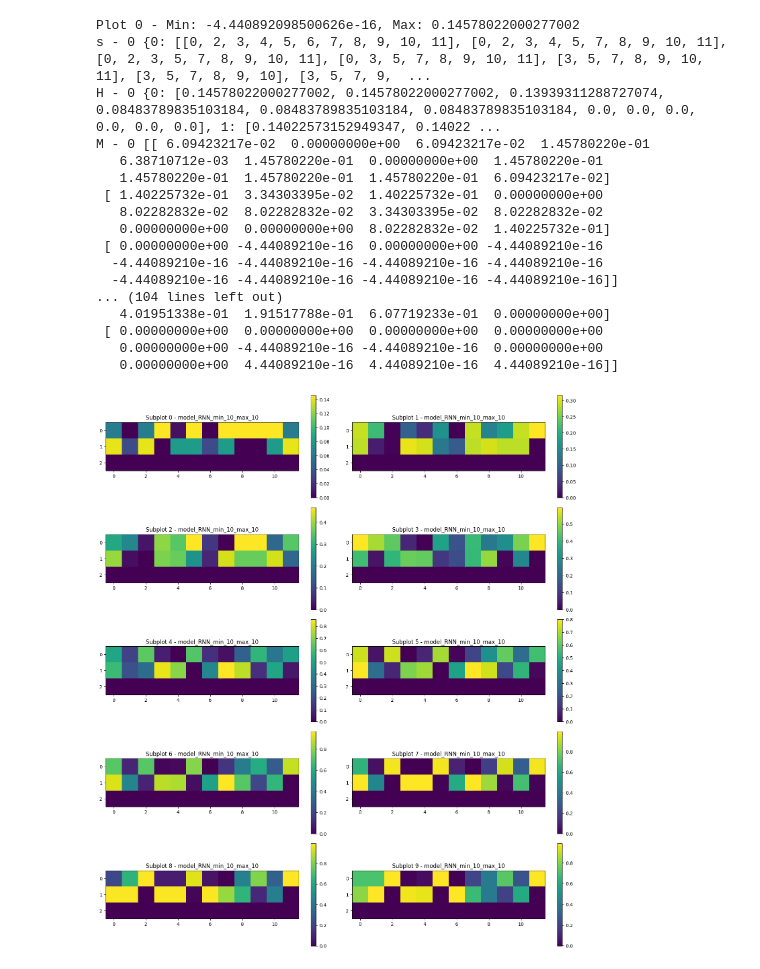
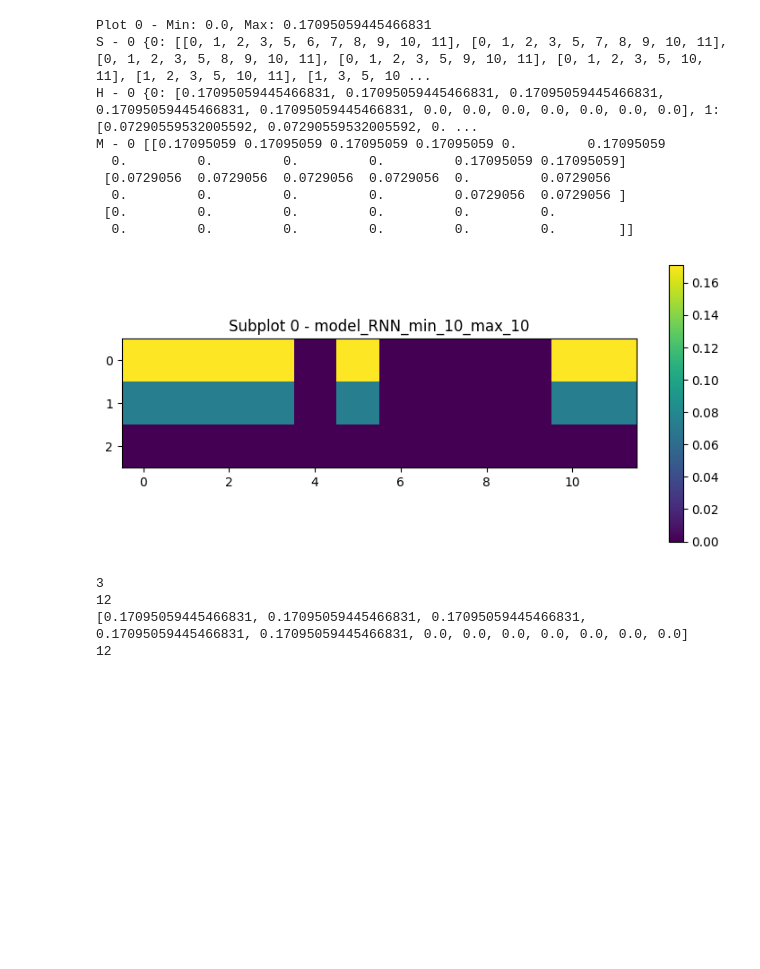
Before and after one commit to Ahmadar91/Master-sThesis, a Jupyter notebook: Attention.ipynb, the cells around one changed output. Saved outputs shown, nothing was run; the diff lists cells and outputs as text; code cells hidden in the pictures; blank space fills up the shorter version.

```diff
--- a/Attention.ipynb
+++ b/Attention.ipynb
@@ -757,8 +755,8 @@ parameters_list = []
 
 # min_lengths = [5, 10, 10, 20, 20, 40, 40, 70,100]
 # max_lengths = [5, 10, 15, 20, 25, 40, 45,75,140]
-min_lengths = [10]
-max_lengths = [10]
+min_lengths = [5]
+max_lengths = [5]
 # %%
 collectorA = dict()
 num_samples = 100
@@ -1078,48 +1102,50 @@ def removalIntoMatrix(res,width,H):
     return numpy.array(M)
 # %%
 # Load the model
-model = torch.load("./Models/model_RNN_min_10_max_10.model")
+model = torch.load("./Models/model_RNN_min_5_max_5.model")
 model.eval()  # Set the model to evaluation mode
 
 
 plt.figure(figsize=(15, 20))  # Adjust the size as needed
 
 # Run the analysis
-for i in range(10):
-    s, t = generateTrainData(100, [10,10])  # Use your generateTrainData function
+for i in range(1):
+    s, t = generateTrainData(5, [5,5])  # Use your generateTrainData function
     # Visualize the results
-    S,H=shrinkingDecompositionInformation(model,12,s,t.transpose(),whichTS=i,dsLength=10)
+    S,H=shrinkingDecompositionInformation(model,12,s,t.transpose(),numbers=[0,1,2],whichTS=i,dsLength=5)
     subplot(6,2,i+1)
     M=removalIntoMatrix(S,12,H)
     ax = plt.subplot(6, 2, i+1)  # Arrange in 5 rows and 2 columns
     im = ax.imshow(M)
     ax.set_title(f'Subplot {i} - model_RNN_min_10_max_10')
     plt.colorbar(im, ax=ax)  # Add a colorbar to each subplot
     print(f'Plot {i} - Min: {M.min()}, Max: {M.max()}')
-    print(f's - {i} {S}')
+    print(f'S - {i} {S}')
     print(f'H - {i} {H}')
     print(f'M - {i} {M}')
 plt.tight_layout()  # Adjust the spacing between plots
 plt.show()
 # %% [output]
-Plot 0 - Min: -4.440892098500626e-16, Max: 0.14578022000277002
-s - 0 {0: [[0, 2, 3, 4, 5, 6, 7, 8, 9, 10, 11], [0, 2, 3, 4, 5, 7, 8, 9, 10, 11], [0, 2, 3, 5, 7, 8, 9, 10, 11], [0, 3, 5, 7, 8, 9, 10, 11], [3, 5, 7, 8, 9, 10, 11], [3, 5, 7, 8, 9, 10], [3, 5, 7, 9,  ...
-H - 0 {0: [0.14578022000277002, 0.14578022000277002, 0.13939311288727074, 0.08483789835103184, 0.08483789835103184, 0.08483789835103184, 0.0, 0.0, 0.0, 0.0, 0.0, 0.0], 1: [0.14022573152949347, 0.14022 ...
-M - 0 [[ 6.09423217e-02  0.00000000e+00  6.09423217e-02  1.45780220e-01
-   6.38710712e-03  1.45780220e-01  0.00000000e+00  1.45780220e-01
-   1.45780220e-01  1.45780220e-01  1.45780220e-01  6.09423217e-02]
- [ 1.40225732e-01  3.34303395e-02  1.40225732e-01  0.00000000e+00
-   8.02282832e-02  8.02282832e-02  3.34303395e-02  8.02282832e-02
-   0.00000000e+00  0.00000000e+00  8.02282832e-02  1.40225732e-01]
- [ 0.00000000e+00 -4.44089210e-16  0.00000000e+00 -4.44089210e-16
-  -4.44089210e-16 -4.44089210e-16 -4.44089210e-16 -4.44089210e-16
-  -4.44089210e-16 -4.44089210e-16 -4.44089210e-16 -4.44089210e-16]]
-... (104 lines left out)
-   4.01951338e-01  1.91517788e-01  6.07719233e-01  0.00000000e+00]
- [ 0.00000000e+00  0.00000000e+00  0.00000000e+00  0.00000000e+00
-   0.00000000e+00 -4.44089210e-16 -4.44089210e-16  0.00000000e+00
-   0.00000000e+00  4.44089210e-16  4.44089210e-16  4.44089210e-16]]
+Plot 0 - Min: 0.0, Max: 0.17095059445466831
+S - 0 {0: [[0, 1, 2, 3, 5, 6, 7, 8, 9, 10, 11], [0, 1, 2, 3, 5, 7, 8, 9, 10, 11], [0, 1, 2, 3, 5, 8, 9, 10, 11], [0, 1, 2, 3, 5, 9, 10, 11], [0, 1, 2, 3, 5, 10, 11], [1, 2, 3, 5, 10, 11], [1, 3, 5, 10 ...
+H - 0 {0: [0.17095059445466831, 0.17095059445466831, 0.17095059445466831, 0.17095059445466831, 0.17095059445466831, 0.0, 0.0, 0.0, 0.0, 0.0, 0.0, 0.0], 1: [0.07290559532005592, 0.07290559532005592, 0. ...
+M - 0 [[0.17095059 0.17095059 0.17095059 0.17095059 0.         0.17095059
+  0.         0.         0.         0.         0.17095059 0.17095059]
+ [0.0729056  0.0729056  0.0729056  0.0729056  0.         0.0729056
+  0.         0.         0.         0.         0.0729056  0.0729056 ]
+ [0.         0.         0.         0.         0.         0.
+  0.         0.         0.         0.         0.         0.        ]]
-[figure, old version]
+[figure, new version]
+# %%
+print(len(S))
+print(len(S[0]))
+print(H[0])
+print(len(H[0]))
+# %% [output]
+3
+12
+[0.17095059445466831, 0.17095059445466831, 0.17095059445466831, 0.17095059445466831, 0.17095059445466831, 0.0, 0.0, 0.0, 0.0, 0.0, 0.0, 0.0]
+12
 # %%
 # Load the model
 model = torch.load("./Models/model_NetRNNWithAttention_min_10_max_10.model")
```
Also changed, not shown: parts of 11 cells of this notebook, 8 other files.
